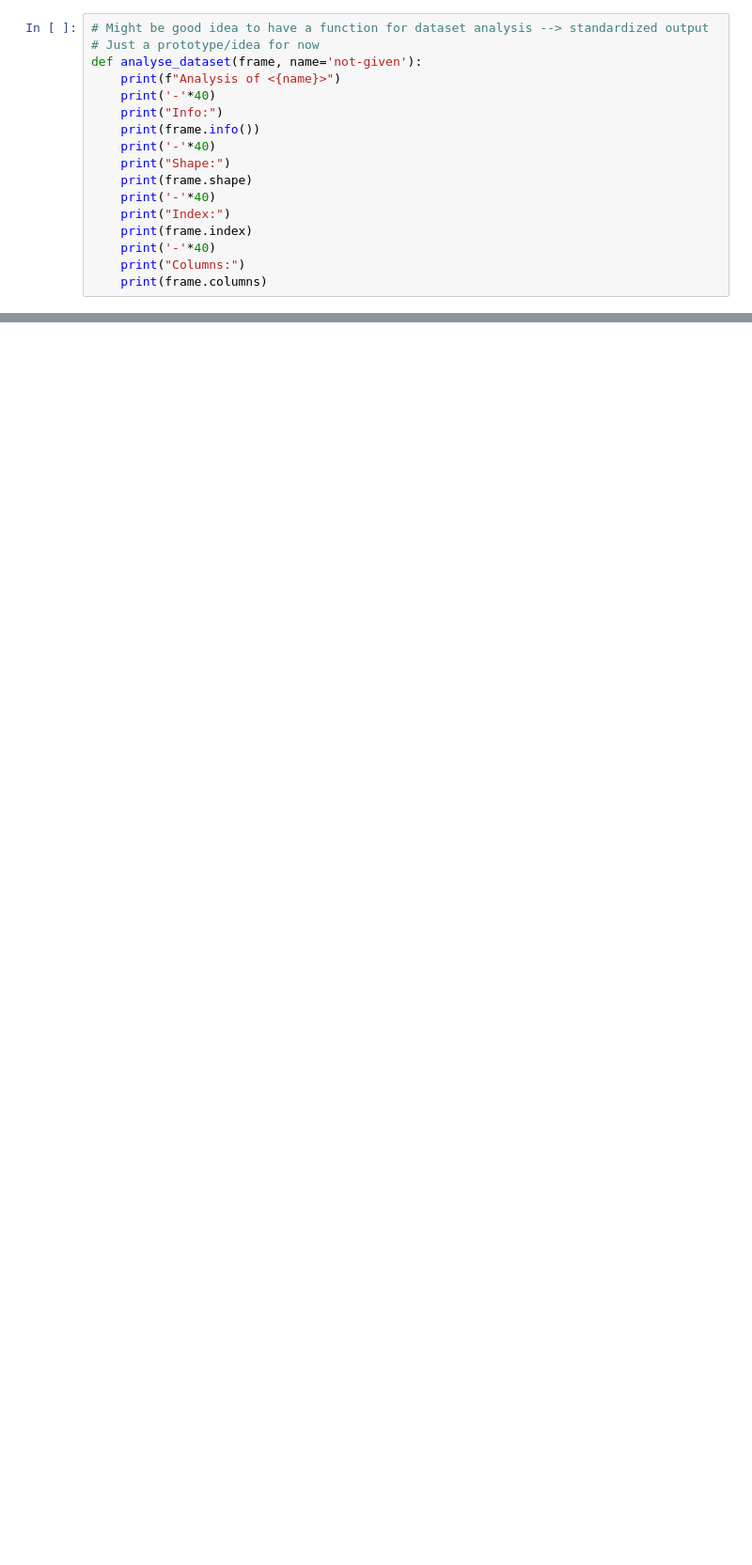
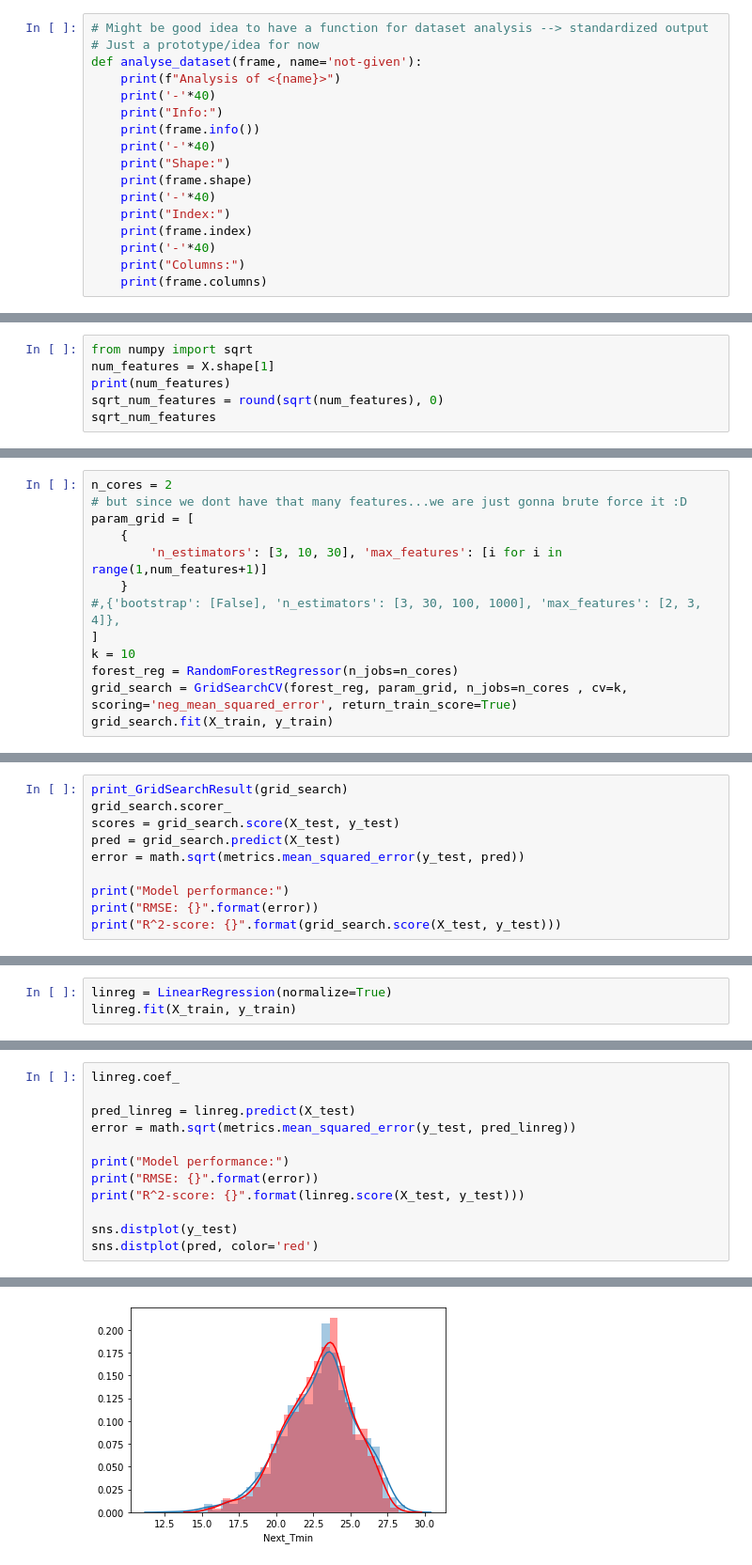
Before and after one commit to GenosW/ml-exercises, a Jupyter notebook: exercise1/bias.ipynb, the cells around one changed output, grey strips where cells are left out. Shown at 94% size. Saved outputs shown, nothing was run; the diff lists cells and outputs as text; blank space fills up the shorter version.

```diff
--- a/exercise1/bias.ipynb
+++ b/exercise1/bias.ipynb
@@ -60,0 +395,6 @@ prep = data.drop(cols_to_drop, axis = 1)
+# %%
+from numpy import sqrt
+num_features = X.shape[1]
+print(num_features)
+sqrt_num_features = round(sqrt(num_features), 0)
+sqrt_num_features
@@ -60,0 +404,13 @@ prep = data.drop(cols_to_drop, axis = 1)
+# %%
+n_cores = 2
+# but since we dont have that many features...we are just gonna brute force it :D
+param_grid = [
+    {
+        'n_estimators': [3, 10, 30], 'max_features': [i for i in range(1,num_features+1)]
+    }
+#,{'bootstrap': [False], 'n_estimators': [3, 30, 100, 1000], 'max_features': [2, 3, 4]},
+]
+k = 10
+forest_reg = RandomForestRegressor(n_jobs=n_cores)
+grid_search = GridSearchCV(forest_reg, param_grid, n_jobs=n_cores , cv=k, scoring='neg_mean_squared_error', return_train_score=True)
+grid_search.fit(X_train, y_train)
@@ -60,0 +435,10 @@ prep = data.drop(cols_to_drop, axis = 1)
+# %%
+print_GridSearchResult(grid_search)
+grid_search.scorer_
+scores = grid_search.score(X_test, y_test)
+pred = grid_search.predict(X_test)
+error = math.sqrt(metrics.mean_squared_error(y_test, pred))
+
+print("Model performance:")
+print("RMSE: {}".format(error))
+print("R^2-score: {}".format(grid_search.score(X_test, y_test)))
@@ -60,0 +495,3 @@ prep = data.drop(cols_to_drop, axis = 1)
+# %%
+linreg = LinearRegression(normalize=True)
+linreg.fit(X_train, y_train)
@@ -60,0 +500,13 @@ prep = data.drop(cols_to_drop, axis = 1)
+# %%
+linreg.coef_
+
+pred_linreg = linreg.predict(X_test)
+error = math.sqrt(metrics.mean_squared_error(y_test, pred_linreg))
+
+print("Model performance:")
+print("RMSE: {}".format(error))
+print("R^2-score: {}".format(linreg.score(X_test, y_test)))
+
+sns.distplot(y_test)
+sns.distplot(pred, color='red')
+# %% [output]
@@ -60,0 +517 @@ prep = data.drop(cols_to_drop, axis = 1)
+[figure, added]
```
Also changed, not shown: parts of 50 cells of this notebook.
